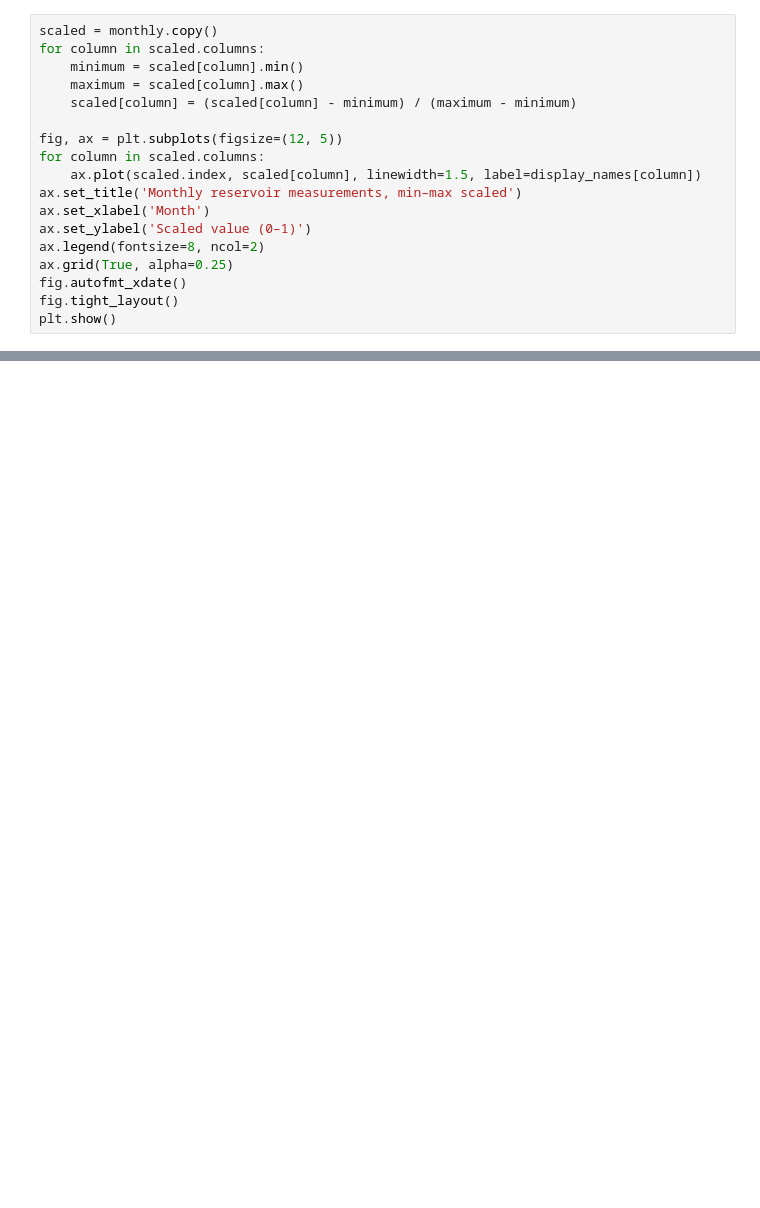
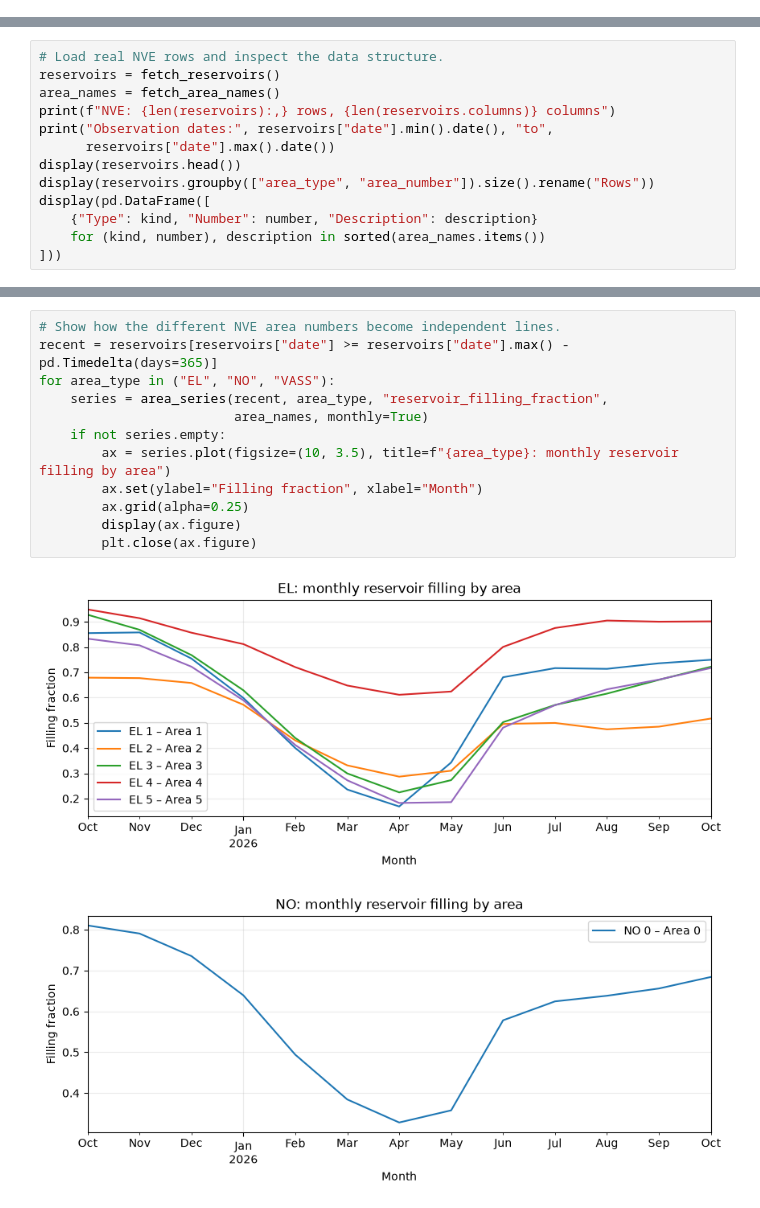
Before and after one commit to Yangocito/ind320-reservoir-dashboard-yangocito, a Jupyter notebook: IND320_reservoirs_analysis.ipynb, the cells around one changed output, grey strips where cells are left out. Saved outputs shown, nothing was run; the diff lists cells and outputs as text; blank space fills up the shorter version.

```diff
--- a/IND320_reservoirs_analysis.ipynb
+++ b/IND320_reservoirs_analysis.ipynb
@@ -172,18 +0,0 @@ The measurement variables do not share the same units. I therefore apply min–m
-# %%
-scaled = monthly.copy()
-for column in scaled.columns:
-    minimum = scaled[column].min()
-    maximum = scaled[column].max()
-    scaled[column] = (scaled[column] - minimum) / (maximum - minimum)
-
-fig, ax = plt.subplots(figsize=(12, 5))
-for column in scaled.columns:
-    ax.plot(scaled.index, scaled[column], linewidth=1.5, label=display_names[column])
-ax.set_title('Monthly reservoir measurements, min–max scaled')
-ax.set_xlabel('Month')
-ax.set_ylabel('Scaled value (0–1)')
-ax.legend(fontsize=8, ncol=2)
-ax.grid(True, alpha=0.25)
-fig.autofmt_xdate()
-fig.tight_layout()
-plt.show()
@@ -205,0 +56,13 @@ The main practical lesson was that a notebook and an app serve different purpose
+# %%
+# Load real NVE rows and inspect the data structure.
+reservoirs = fetch_reservoirs()
+area_names = fetch_area_names()
+print(f"NVE: {len(reservoirs):,} rows, {len(reservoirs.columns)} columns")
+print("Observation dates:", reservoirs["date"].min().date(), "to",
+      reservoirs["date"].max().date())
+display(reservoirs.head())
+display(reservoirs.groupby(["area_type", "area_number"]).size().rename("Rows"))
+display(pd.DataFrame([
+    {"Type": kind, "Number": number, "Description": description}
+    for (kind, number), description in sorted(area_names.items())
+]))
@@ -205,0 +119,15 @@ The main practical lesson was that a notebook and an app serve different purpose
+# %%
+# Show how the different NVE area numbers become independent lines.
+recent = reservoirs[reservoirs["date"] >= reservoirs["date"].max() - pd.Timedelta(days=365)]
+for area_type in ("EL", "NO", "VASS"):
+    series = area_series(recent, area_type, "reservoir_filling_fraction",
+                         area_names, monthly=True)
+    if not series.empty:
+        ax = series.plot(figsize=(10, 3.5), title=f"{area_type}: monthly reservoir filling by area")
+        ax.set(ylabel="Filling fraction", xlabel="Month")
+        ax.grid(alpha=0.25)
+        display(ax.figure)
+        plt.close(ax.figure)
+# %% [output]
+[figure, added]
+[figure, added]
```
Also changed, not shown: parts of 38 cells of this notebook, 12 other files.
